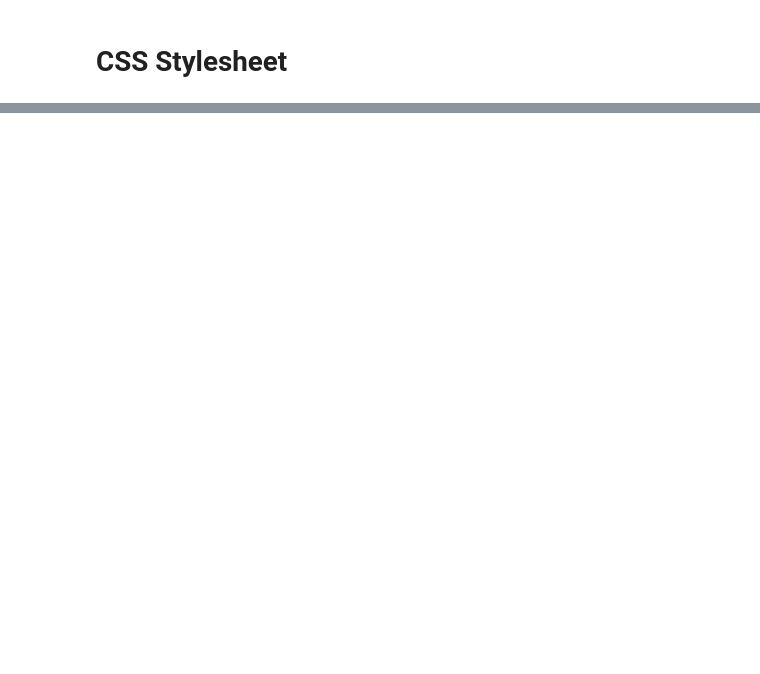
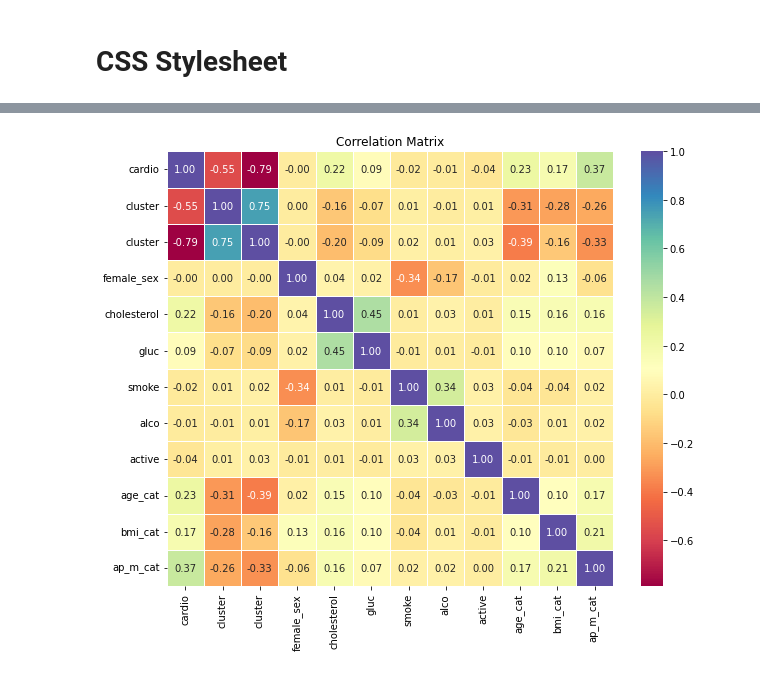
Before and after one commit to lucas-lfp/heart-shaped-box__Machine-Learning-SVM-classifier, a Jupyter notebook: heart_shaped_box_4.ipynb, the cells around one changed output, grey strips where cells are left out. Cells and saved outputs as stored; diff of their text form; code cells hidden in the pictures; blank space fills up the shorter version.

```diff
--- a/heart_shaped_box_4.ipynb
+++ b/heart_shaped_box_4.ipynb
@@ -176,0 +490,9 @@ df = pd.read_csv('clean_cvd.csv', sep = ",")
+# %%
+# Cluster attribution
+df_x = df.drop('cardio', axis = 1)
+df_y = df['cardio']
+km = KModes(n_clusters = optimal_k, init = 'Huang', n_init = 5, random_state = 44)
+clusters = km.fit_predict(df_x)
+df_x.insert(0, "cluster", clusters, True)
+df_x.insert(0, "cardio", df_y, True)
+df.head()
@@ -176,0 +522,12 @@ df = pd.read_csv('clean_cvd.csv', sep = ",")
+# %%
+# Set up figure
+plt.figure(figsize=(10, 8))
+
+# Draw correlation matrix
+sns.heatmap(df_x.corr(), annot=True, cmap='Spectral', fmt=".2f", linewidths=.5)
+
+# Show the figure
+plt.title('Correlation Matrix')
+plt.show()
+# %% [output]
+[figure, added]
```
Also changed, not shown: parts of 25 cells of this notebook.
